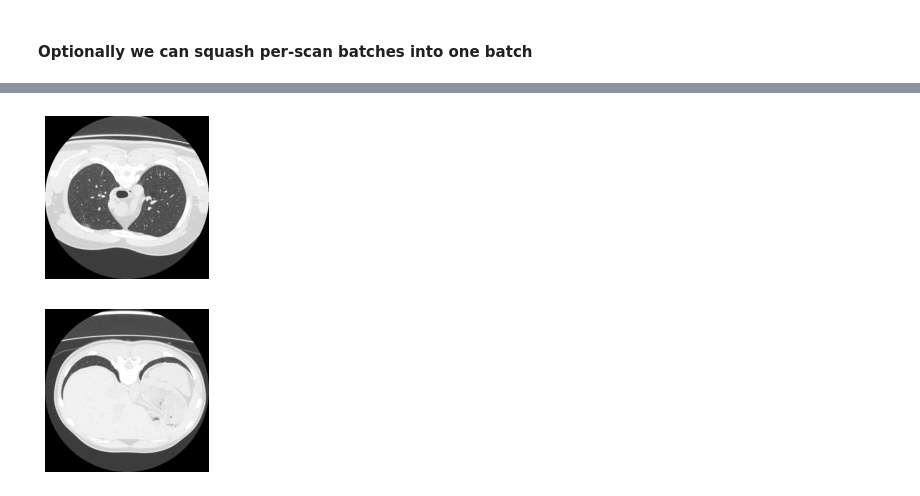
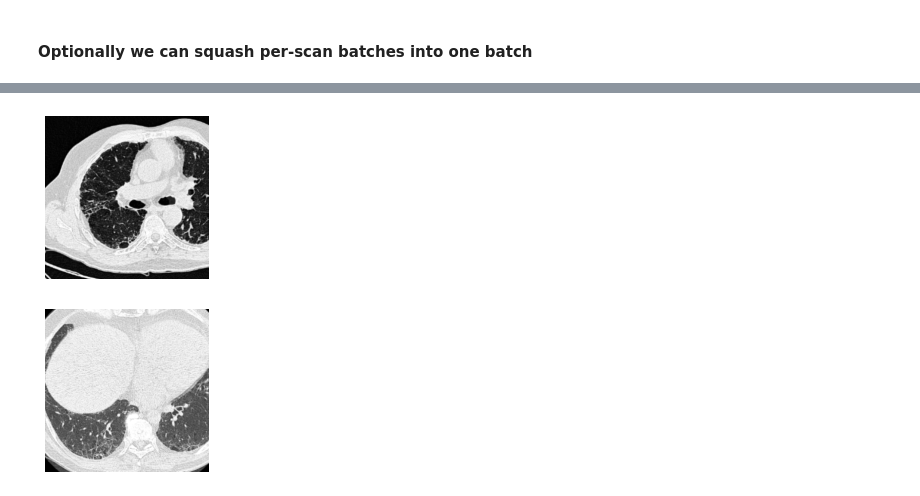
Before and after one commit to CoronaWhy/lunglens, a Jupyter notebook: lib-src/02_loaders.ipynb, the cells around one changed output, grey strips where cells are left out. Cells and saved outputs as stored; diff of their text form; code cells hidden in the pictures.

Commit message:
(1) slices random choice according to specified distance (2) added "toy" augmentation to suit simclr framework

```diff
--- a/lib-src/02_loaders.ipynb
+++ b/lib-src/02_loaders.ipynb
@@ -51,15 +51,30 @@ class RandomSlicerDataset(Dataset):
         if str(scan_dir) not in self.slices_cache:
             self.slices_cache[scan_dir] = list(scan_dir.glob('*.npy'))
 
-        # TODO: add smart slices sampling
-        random_slices = random.sample(
-            self.slices_cache[scan_dir],
-            self.config['slices_per_scan'])
+        # retrun slices according to config
+        # TBD confirm that the slices are indeed ordered (!!!)
+        idx_first_slice = np.random.randint(len(self.slices_cache[scan_dir]) - \
+                                            self.config['inter_slice_distance'] * (self.config['slices_per_scan'] - 1))
+        idx_list = idx_first_slice + self.config['inter_slice_distance'] * np.arange(self.config['slices_per_scan'])
+        random_slices = [self.slices_cache[scan_dir][idx] for idx in idx_list]
+        #print(random_slices)
+        #random_slices = random.sample(
+        #    self.slices_cache[scan_dir],
+        #    self.config['slices_per_scan'])
 
-        return np.stack([self.load_slice(s) for s in random_slices])
+        aug_slices = [self.load_slice(s) for s in random_slices]
+        s0 = np.stack([s[0] for s in aug_slices])
+        s1 = np.stack([s[1] for s in aug_slices])
+        #print(len(aug_slices), len(aug_slices[0]))
+        return s0, s1
+        #return np.stack([self.load_slice(s) for s in random_slices])
 
     def load_slice(self, path):
         # load one slice of the scan
         s = np.load(str(path))
+        #print(self.transform)
 
-        return self.transform(image=s)['image'] if self.transform else s
+        s0 = self.transform(image=s)['image'] if self.transform else s
+        s1 = self.transform(image=s)['image'] if self.transform else s
+        return s0, s1
+        #return self.transform(image=s)['image'] if self.transform else s
@@ -120,6 +152,6 @@ def squash_scan_batches(superbatch):
 # %%
 squash_scans = True
 # %%
-for superbatch in loader:
+for superbatch0, superbatch1 in loader:
     break
 # %%
@@ -129,6 +161,7 @@ type(superbatch), superbatch.shape
 # %%
 if squash_scans:
-    shape = list(superbatch.shape)
-    reshaped_batch = squash_scan_batches(superbatch)
-    print(reshaped_batch.shape)
+    shape = list(superbatch0.shape)
+    reshaped_batch0 = squash_scan_batches(superbatch0)
+    reshaped_batch1 = squash_scan_batches(superbatch1)
+    print(reshaped_batch0.shape)
 # %% [output]
@@ -136,6 +179,6 @@ torch.Size([1, 32, 512, 512])
 # %%
-print_slice(superbatch[0][1], figsize=(3, 3))
-print_slice(superbatch[1][1], figsize=(3, 3))
+print_slice(reshaped_batch0[0][1], figsize=(3, 3))
+print_slice(reshaped_batch0[0][4 + 1], figsize=(3, 3))
 # %% [output]
-[figure, old version]
+[figure, new version]
-[figure, old version]
+[figure, new version]
```
Also changed, not shown: parts of 10 cells of this notebook.
